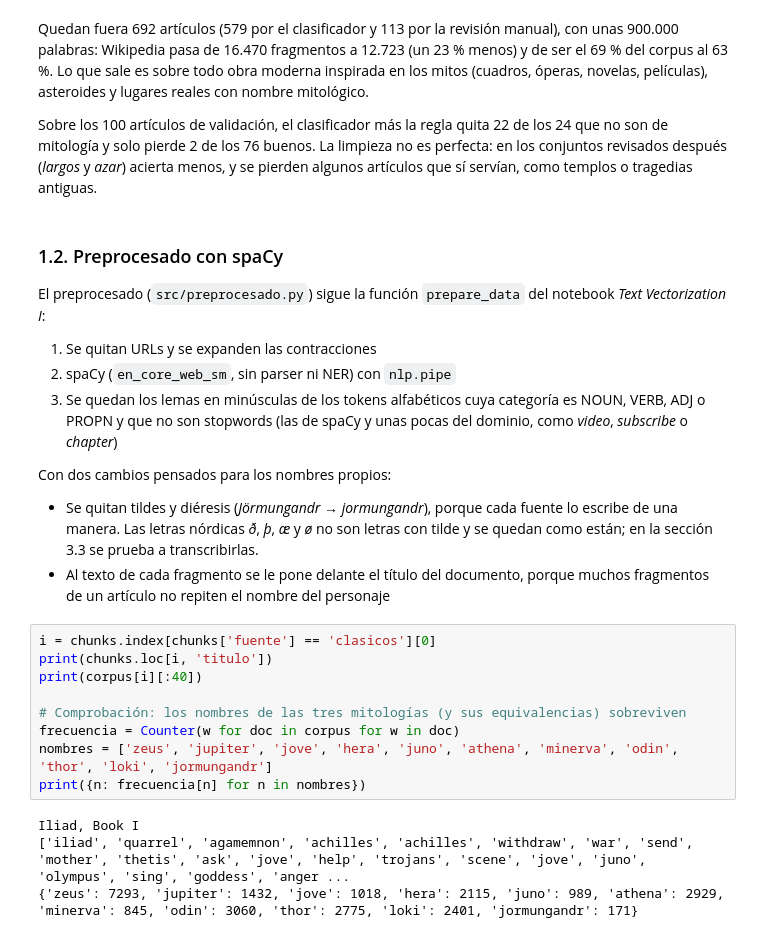
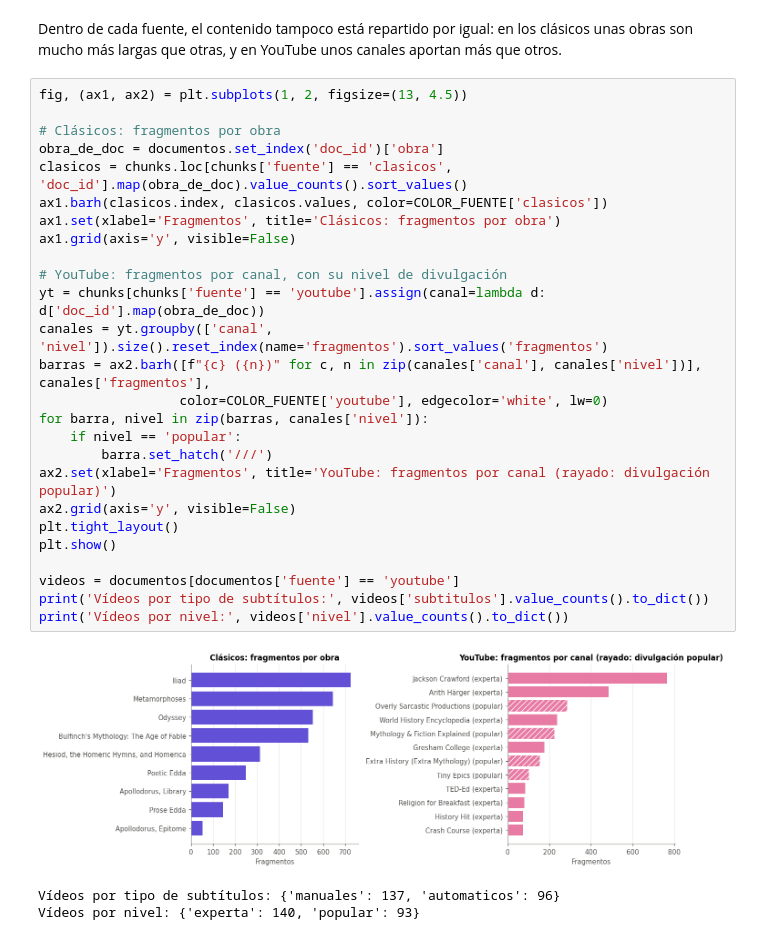
Before and after one commit to ruben-diaz-2004/Fact-checking_system, a Jupyter notebook: notebooks/hito1.ipynb, the cells around one changed output. Saved outputs shown, nothing was run; the diff lists cells and outputs as text.

```diff
--- a/notebooks/hito1.ipynb
+++ b/notebooks/hito1.ipynb
@@ -120,29 +222,32 @@ validacion      76     24
 # %% [markdown]
-Quedan fuera 692 artículos (579 por el clasificador y 113 por la revisión manual), con unas 900.000 palabras: Wikipedia pasa de 16.470 fragmentos a 12.723 (un 23 % menos) y de ser el 69 % del corpus al 63 %. Lo que sale es sobre todo obra moderna inspirada en los mitos (cuadros, óperas, novelas, películas), asteroides y lugares reales con nombre mitológico.
-
-Sobre los 100 artículos de validación, el clasificador más la regla quita 22 de los 24 que no son de mitología y solo pierde 2 de los 76 buenos. La limpieza no es perfecta: en los conjuntos revisados después (*largos* y *azar*) acierta menos, y se pierden algunos artículos que sí servían, como templos o tragedias antiguas.
+Dentro de cada fuente, el contenido tampoco está repartido por igual: en los clásicos unas obras son mucho más largas que otras, y en YouTube unos canales aportan más que otros.
-# %% [markdown]
-### 1.2. Preprocesado con spaCy
-
-El preprocesado (`src/preprocesado.py`) sigue la función `prepare_data` del notebook *Text Vectorization I*:
-
-1. Se quitan URLs y se expanden las contracciones
-2. spaCy (`en_core_web_sm`, sin parser ni NER) con `nlp.pipe`
-3. Se quedan los lemas en minúsculas de los tokens alfabéticos cuya categoría es NOUN, VERB, ADJ o PROPN y que no son stopwords (las de spaCy y unas pocas del dominio, como *video*, *subscribe* o *chapter*)
-
-Con dos cambios pensados para los nombres propios:
-- Se quitan tildes y diéresis (*Jörmungandr* → *jormungandr*), porque cada fuente lo escribe de una manera. Las letras nórdicas *ð*, *þ*, *æ* y *ø* no son letras con tilde y se quedan como están; en la sección 3.3 se prueba a transcribirlas.
-- Al texto de cada fragmento se le pone delante el título del documento, porque muchos fragmentos de un artículo no repiten el nombre del personaje
-# %%
-i = chunks.index[chunks['fuente'] == 'clasicos'][0]
-print(chunks.loc[i, 'titulo'])
-print(corpus[i][:40])
-
-# Comprobación: los nombres de las tres mitologías (y sus equivalencias) sobreviven
-frecuencia = Counter(w for doc in corpus for w in doc)
-nombres = ['zeus', 'jupiter', 'jove', 'hera', 'juno', 'athena', 'minerva', 'odin', 'thor', 'loki', 'jormungandr']
-print({n: frecuencia[n] for n in nombres})
-# %% [output]
-Iliad, Book I
-['iliad', 'quarrel', 'agamemnon', 'achilles', 'achilles', 'withdraw', 'war', 'send', 'mother', 'thetis', 'ask', 'jove', 'help', 'trojans', 'scene', 'jove', 'juno', 'olympus', 'sing', 'goddess', 'anger ...
-{'zeus': 7293, 'jupiter': 1432, 'jove': 1018, 'hera': 2115, 'juno': 989, 'athena': 2929, 'minerva': 845, 'odin': 3060, 'thor': 2775, 'loki': 2401, 'jormungandr': 171}
+# %%
+fig, (ax1, ax2) = plt.subplots(1, 2, figsize=(13, 4.5))
+
+# Clásicos: fragmentos por obra
+obra_de_doc = documentos.set_index('doc_id')['obra']
+clasicos = chunks.loc[chunks['fuente'] == 'clasicos', 'doc_id'].map(obra_de_doc).value_counts().sort_values()
+ax1.barh(clasicos.index, clasicos.values, color=COLOR_FUENTE['clasicos'])
+ax1.set(xlabel='Fragmentos', title='Clásicos: fragmentos por obra')
+ax1.grid(axis='y', visible=False)
+
+# YouTube: fragmentos por canal, con su nivel de divulgación
+yt = chunks[chunks['fuente'] == 'youtube'].assign(canal=lambda d: d['doc_id'].map(obra_de_doc))
+canales = yt.groupby(['canal', 'nivel']).size().reset_index(name='fragmentos').sort_values('fragmentos')
+barras = ax2.barh([f"{c} ({n})" for c, n in zip(canales['canal'], canales['nivel'])], canales['fragmentos'],
+                  color=COLOR_FUENTE['youtube'], edgecolor='white', lw=0)
+for barra, nivel in zip(barras, canales['nivel']):
+    if nivel == 'popular':
+        barra.set_hatch('///')
+ax2.set(xlabel='Fragmentos', title='YouTube: fragmentos por canal (rayado: divulgación popular)')
+ax2.grid(axis='y', visible=False)
+plt.tight_layout()
+plt.show()
+
+videos = documentos[documentos['fuente'] == 'youtube']
+print('Vídeos por tipo de subtítulos:', videos['subtitulos'].value_counts().to_dict())
+print('Vídeos por nivel:', videos['nivel'].value_counts().to_dict())
+# %% [output]
+[figure, added]
+Vídeos por tipo de subtítulos: {'manuales': 137, 'automaticos': 96}
+Vídeos por nivel: {'experta': 140, 'popular': 93}
```
Also changed, not shown: parts of 99 cells of this notebook.
